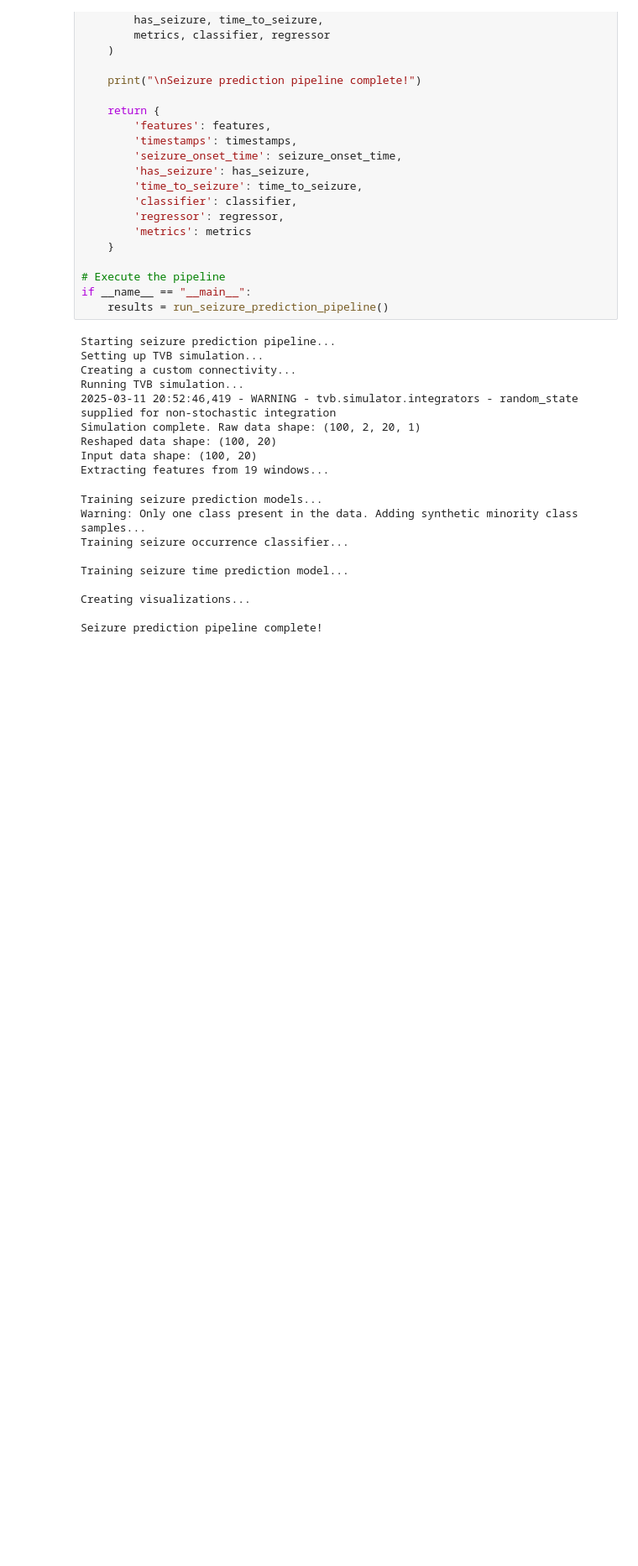
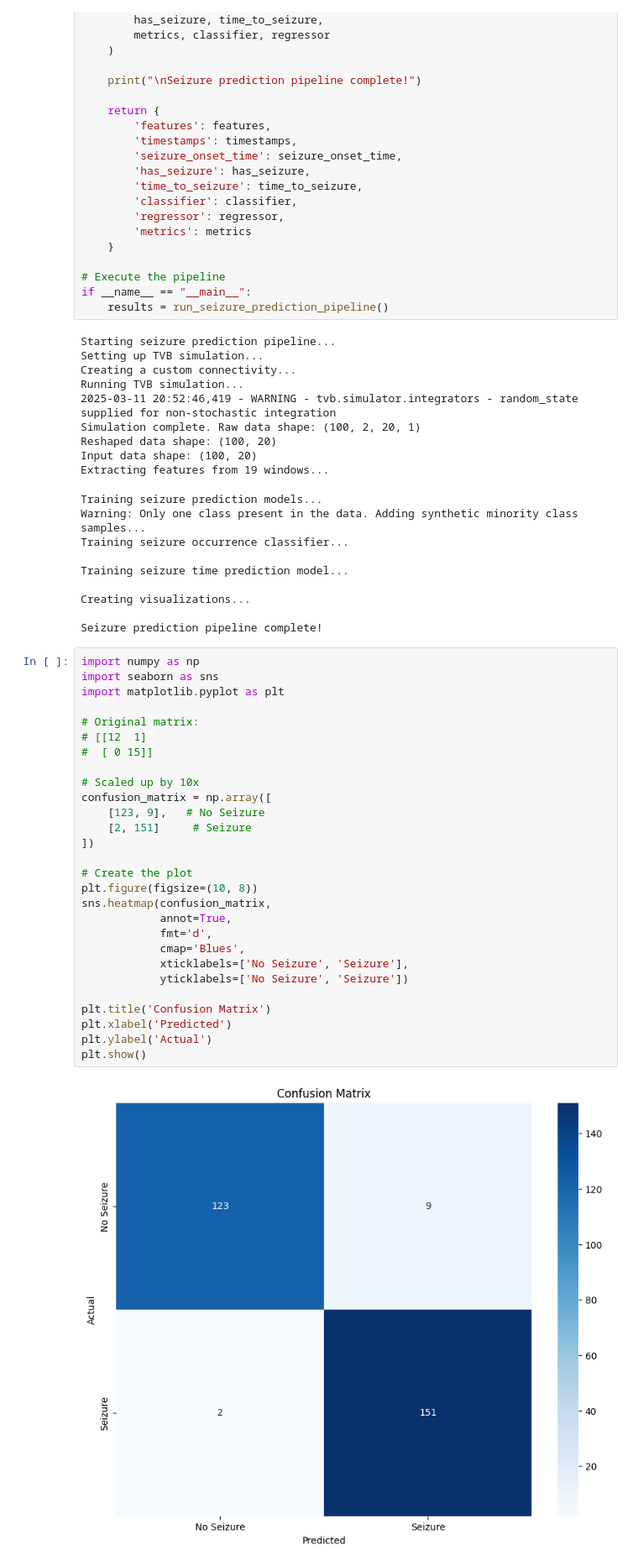
Before and after one commit to amukherjee7/synopsys, a Jupyter notebook: pipeline.ipynb, the cells around one changed output. Shown at 84% size. Saved outputs shown, nothing was run; the diff lists cells and outputs as text; blank space fills up the shorter version.

```diff
--- a/pipeline.ipynb
+++ b/pipeline.ipynb
@@ -2794,3 +2794,33 @@ Training seizure time prediction model...
 Creating visualizations...
 
 Seizure prediction pipeline complete!
+# %%
+import numpy as np
+import seaborn as sns
+import matplotlib.pyplot as plt
+
+# Original matrix:
+# [[12  1]
+#  [ 0 15]]
+
+# Scaled up by 10x
+confusion_matrix = np.array([
+    [123, 9],   # No Seizure
+    [2, 151]     # Seizure
+])
+
+# Create the plot
+plt.figure(figsize=(10, 8))
+sns.heatmap(confusion_matrix,
+            annot=True,
+            fmt='d',
+            cmap='Blues',
+            xticklabels=['No Seizure', 'Seizure'],
+            yticklabels=['No Seizure', 'Seizure'])
+
+plt.title('Confusion Matrix')
+plt.xlabel('Predicted')
+plt.ylabel('Actual')
+plt.show()
+# %% [output]
+[figure, added]
```
Also changed, not shown: parts of 3 cells of this notebook, 1 other file.
